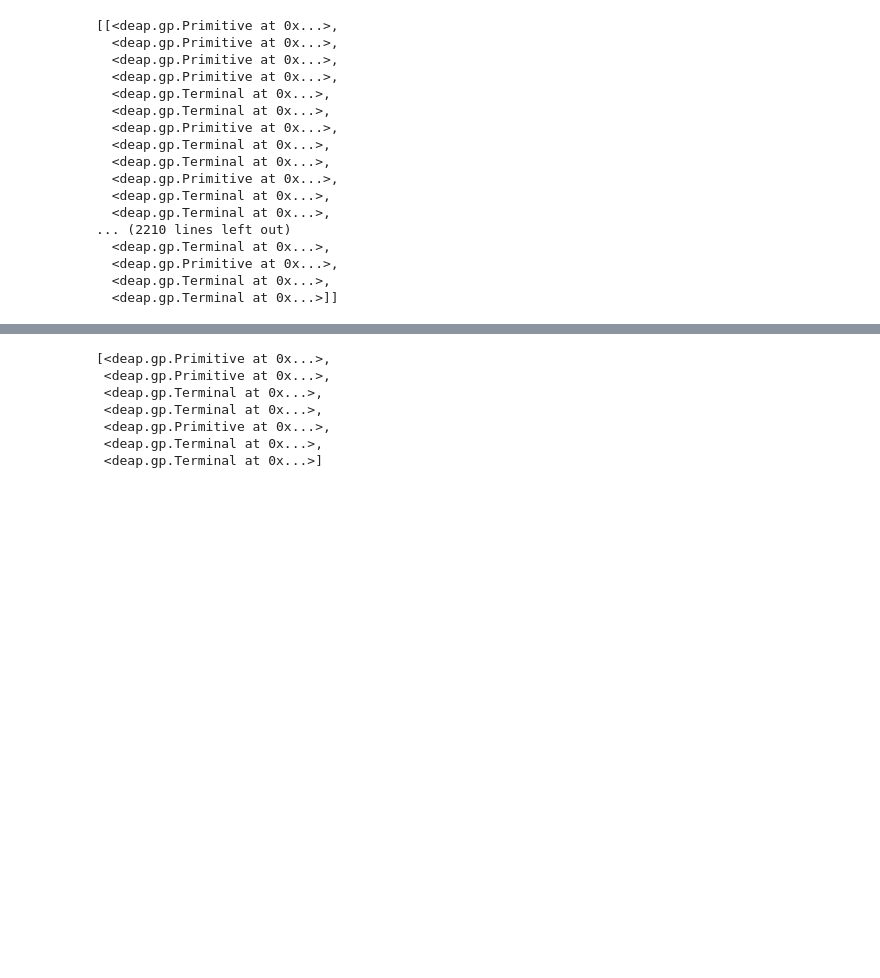
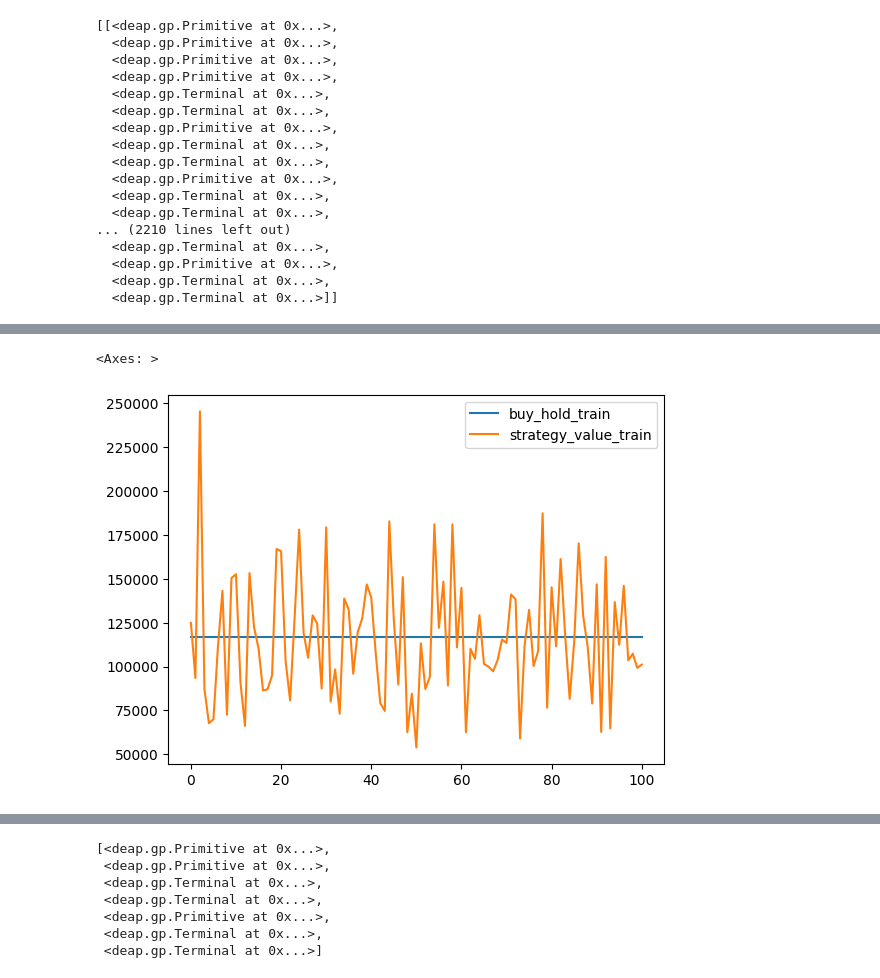
Before and after one commit to KhanNot/GP_trading_strategies, a Jupyter notebook: read_results.ipynb, the cells around one changed output, grey strips where cells are left out. Cells and saved outputs as stored; diff of their text form; code cells hidden in the pictures; blank space fills up the shorter version.

Commit message:
read results updates.

```diff
--- a/read_results.ipynb
+++ b/read_results.ipynb
@@ -129,6 +129,14 @@ for dir in run_list:
   <deap.gp.Terminal at 0x...>]]
 # %%
 best_sol_pop = []
-for dir in run_list[:2]:
+cnt=0
+for dir in run_list:
     if os.path.isdir(rf"/home/khann/masters/results/{dir}"):
-        d = pd.read_csv(rf"/home/khann/masters/results/{dir}/run_info.csv")
+        if cnt == 0:
+            df_tmp = pd.read_csv(rf"/home/khann/masters/results/{dir}/run_info.csv")
+            df_tmp.drop('Unnamed: 0',axis=1, inplace=True)
+        else:
+            d = pd.read_csv(rf"/home/khann/masters/results/{dir}/run_info.csv")
+            d.drop('Unnamed: 0',axis=1, inplace=True)
+            df_tmp = pd.concat([df_tmp, d], ignore_index=True, sort=False)
+        cnt+=1
@@ -140,0 +163,5 @@ t
+# %%
+df_tmp[['buy_hold_train', 'strategy_value_train']].plot()
+# %% [output]
+<Axes: >
+[figure, added]
```
Also changed, not shown: parts of 7 cells of this notebook.
